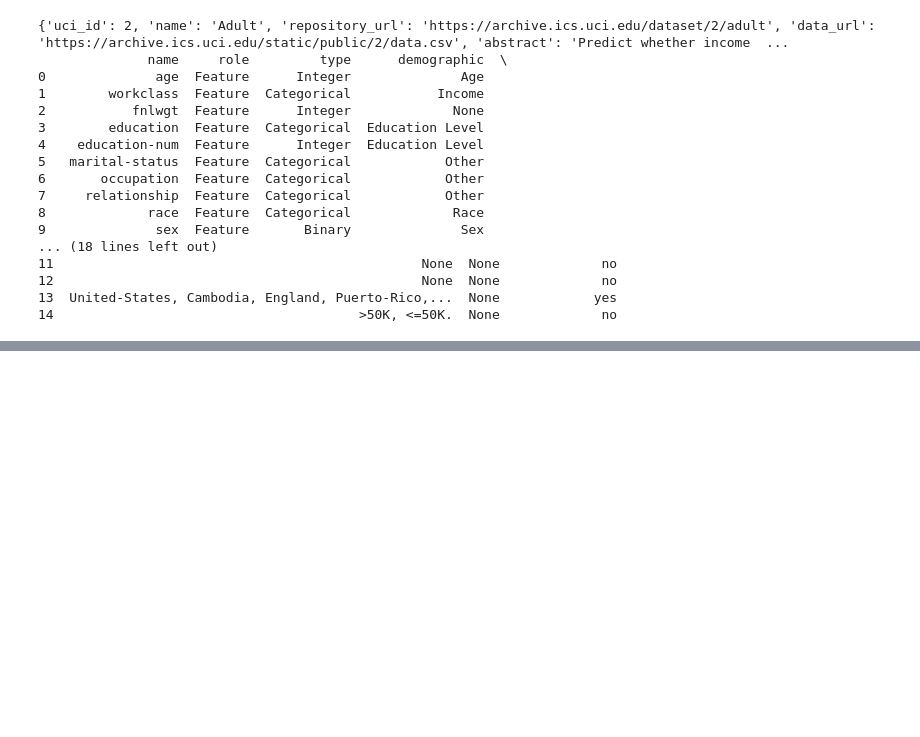
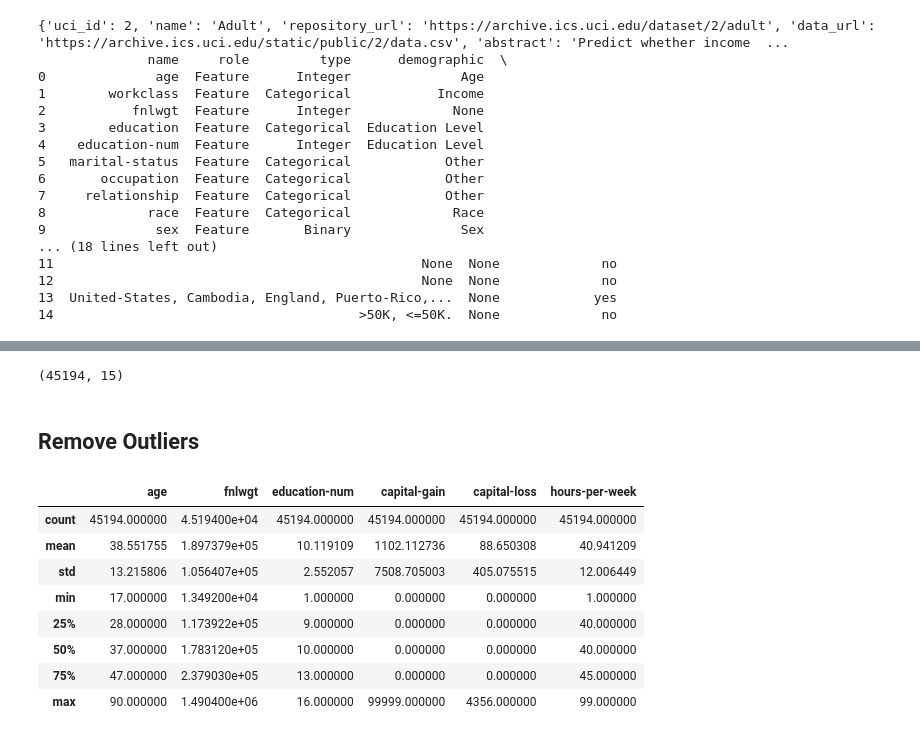
Before and after one commit to Naveen-Savi08/Income-Prediction, a Jupyter notebook: Preprocessing.ipynb, the cells around one changed output, grey strips where cells are left out. Drawn from its saved outputs; the diff is of its cells as text; code cells hidden in the pictures; blank space fills up the shorter version.

```diff
--- a/Preprocessing.ipynb
+++ b/Preprocessing.ipynb
@@ -37,0 +187,18 @@ print(adult.variables)
+# %%
+df.shape
+# %% [output]
+(45194, 15)
+# %% [markdown]
+## Remove Outliers
+# %%
+df.describe()
+# %% [output]
+|  | age | fnlwgt | education-num | capital-gain | capital-loss | hours-per-week |
+| count | 45194.000000 | 4.519400e+04 | 45194.000000 | 45194.000000 | 45194.000000 | 45194.000000 |
+| mean | 38.551755 | 1.897379e+05 | 10.119109 | 1102.112736 | 88.650308 | 40.941209 |
+| std | 13.215806 | 1.056407e+05 | 2.552057 | 7508.705003 | 405.075515 | 12.006449 |
+| min | 17.000000 | 1.349200e+04 | 1.000000 | 0.000000 | 0.000000 | 1.000000 |
+| 25% | 28.000000 | 1.173922e+05 | 9.000000 | 0.000000 | 0.000000 | 40.000000 |
+| 50% | 37.000000 | 1.783120e+05 | 10.000000 | 0.000000 | 0.000000 | 40.000000 |
+| 75% | 47.000000 | 2.379030e+05 | 13.000000 | 0.000000 | 0.000000 | 45.000000 |
+| max | 90.000000 | 1.490400e+06 | 16.000000 | 99999.000000 | 4356.000000 | 99.000000 |
```
Also changed, not shown: parts of 16 cells of this notebook.
